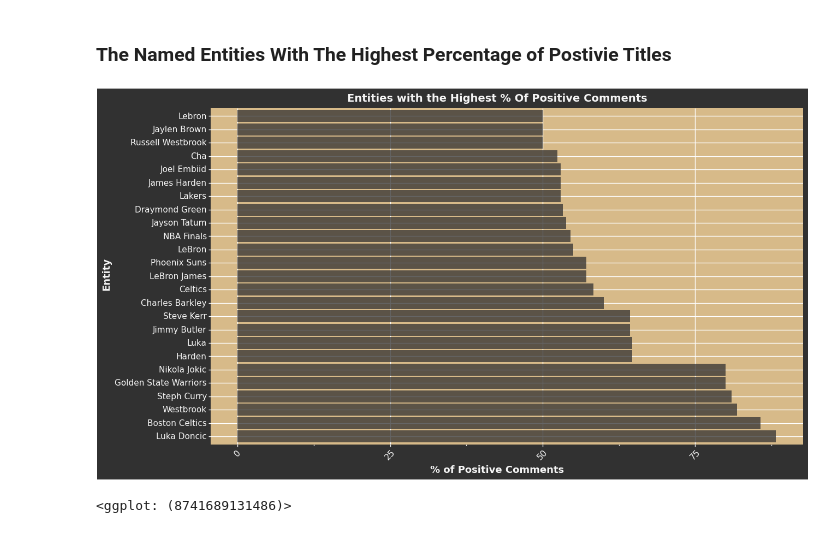
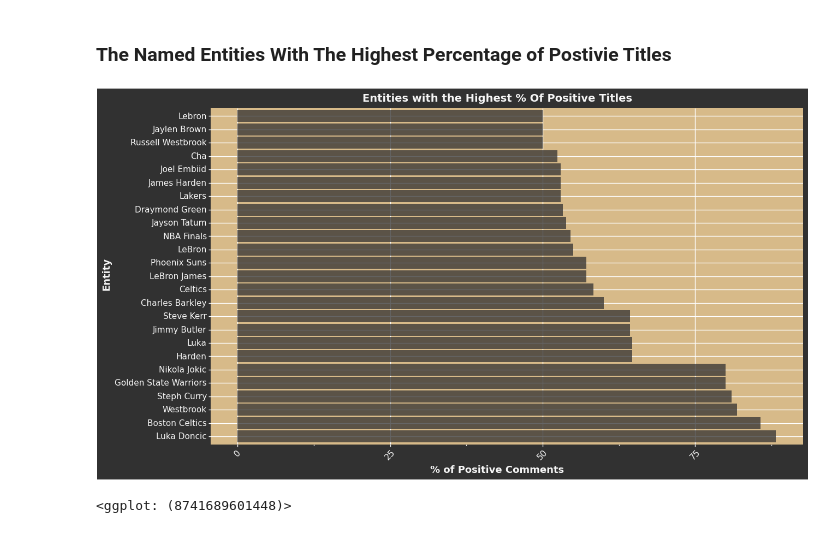
Before and after one commit to eanelson01/DATA-340-NLP, a Jupyter notebook: project_notebooks/nlp_final_project_analysis.ipynb, the cells around one changed output. Cells and saved outputs as stored; diff of their text form; code cells hidden in the pictures.

```diff
--- a/project_notebooks/nlp_final_project_analysis.ipynb
+++ b/project_notebooks/nlp_final_project_analysis.ipynb
@@ -508,24 +508,24 @@ p
 # %%
 # loading the data
 entities = LoadTitleSentimentFile()
 entity_combined = CombineEntitesAndSentiments(entities, positive = True, cutoff = 10)
 
 # setting the order
 named_entity_list = entity_combined['named_entities'][:25].to_list()
 
 p = (ggplot(entity_combined[:25], aes(x = 'named_entities', y = 'fraction')) +
      geom_bar(stat = 'identity',  fill = '#313131', alpha = .75) +
-     labs(x = 'Entity', y = '% of Positive Comments', title = 'Entities with the Highest % Of Positive Comments') +
+     labs(x = 'Entity', y = '% of Positive Comments', title = 'Entities with the Highest % Of Positive Titles') +
      theme(axis_text_x = (element_text(angle = 45)), plot_background = element_rect(fill = '#313131'), panel_background = element_rect(fill = '#D7BA89'),
         plot_title = element_text(color = '#f6f6f6', face = 'bold', size = 14), axis_title = element_text(color = '#f6f6f6', face = 'bold', size = 13),
         axis_text = element_text(color = '#f6f6f6', size = 11),
         axis_ticks = element_line(color = '#f6f6f6'),
         panel_grid_minor = element_line(linetype = 'dashed', linewidth = 0.01)) +
      theme(figure_size = (14,8)) +
      scale_x_discrete(limits = named_entity_list) +
      coord_flip()
      )
 p
 # %% [output]
-[figure, old version]
+[figure, new version]
-<ggplot: (8741689131486)>
+<ggplot: (8741689601448)>
```
Also changed, not shown: parts of 2 cells of this notebook, 2 other files.
